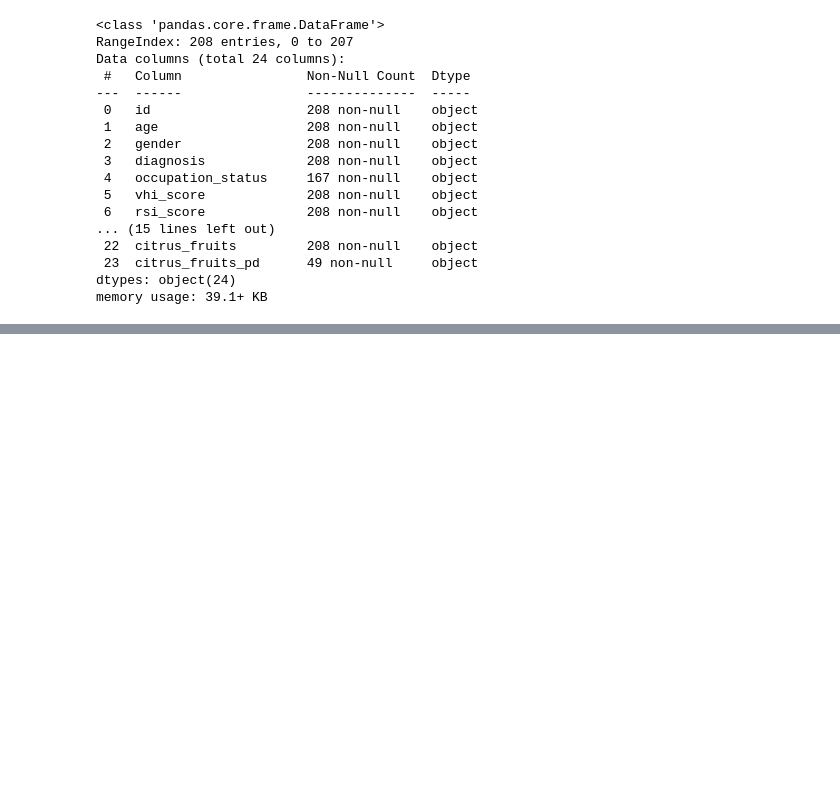
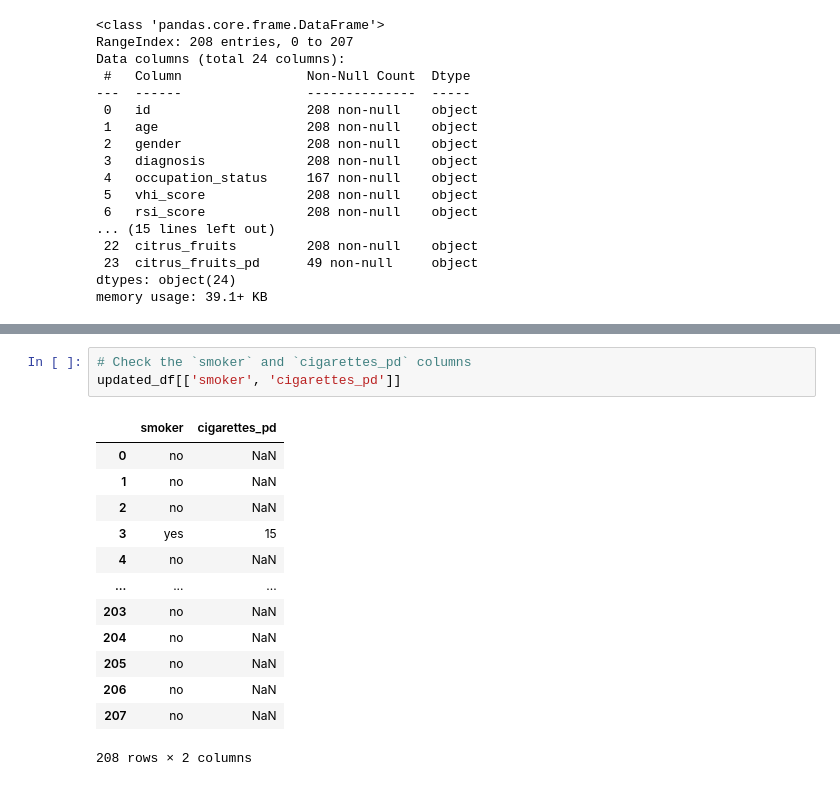
Before and after one commit to alyssahondrade/ml-perspectives-on-voice-disorder-diagnosis, a Jupyter notebook: 02_data_cleaning.ipynb, the cells around one changed output, grey strips where cells are left out. Drawn from its saved outputs; the diff is of its cells as text; blank space fills up the shorter version.

```diff
--- a/02_data_cleaning.ipynb
+++ b/02_data_cleaning.ipynb
@@ -225,0 +302,17 @@ memory usage: 39.1+ KB
+# %%
+# Check the `smoker` and `cigarettes_pd` columns
+updated_df[['smoker', 'cigarettes_pd']]
+# %% [output]
+|  | smoker | cigarettes_pd |
+| 0 | no | NaN |
+| 1 | no | NaN |
+| 2 | no | NaN |
+| 3 | yes | 15 |
+| 4 | no | NaN |
+| ... | ... | ... |
+| 203 | no | NaN |
+| 204 | no | NaN |
+| 205 | no | NaN |
+| 206 | no | NaN |
+| 207 | no | NaN |
+208 rows × 2 columns
```
Also changed, not shown: parts of 7 cells of this notebook, 1 other file.
